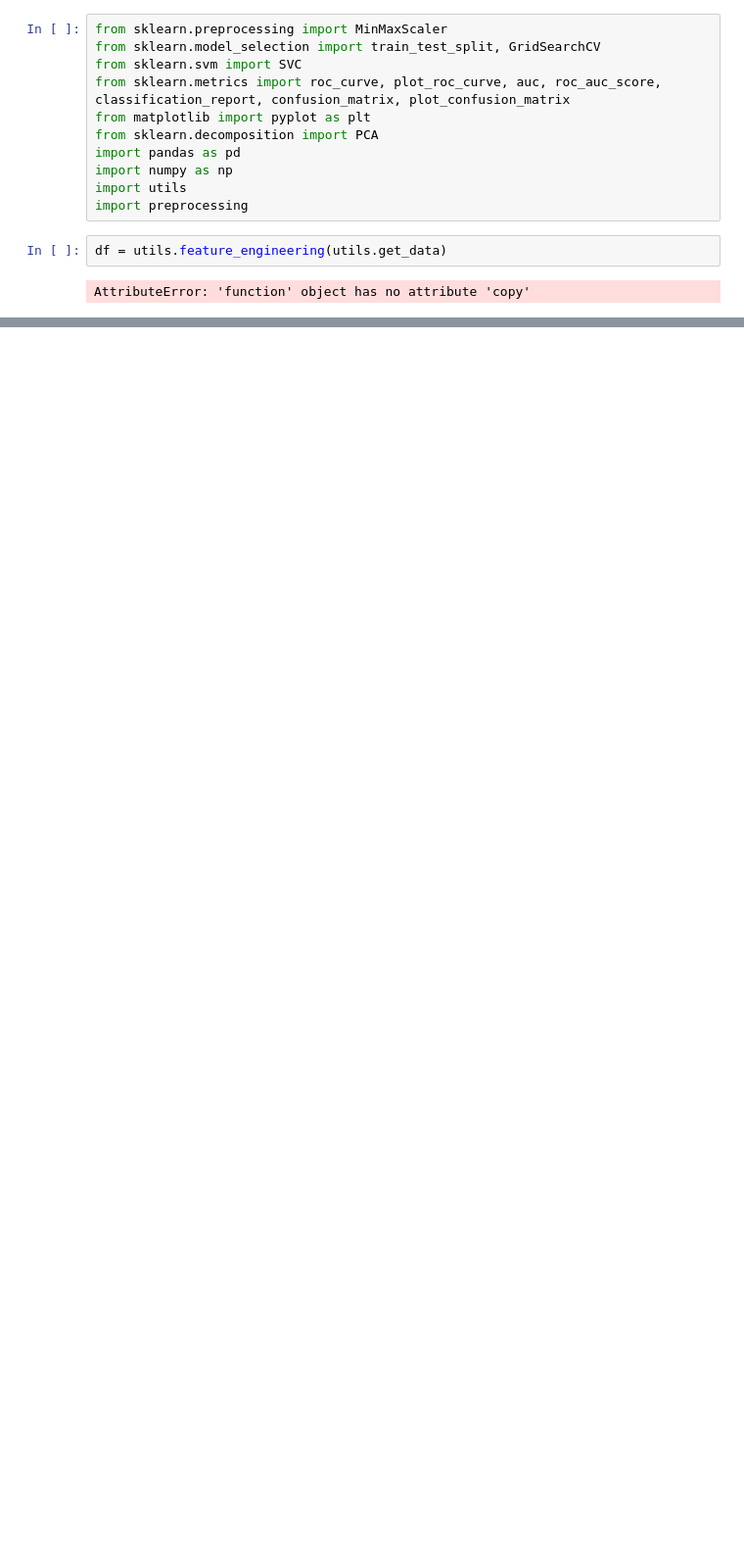
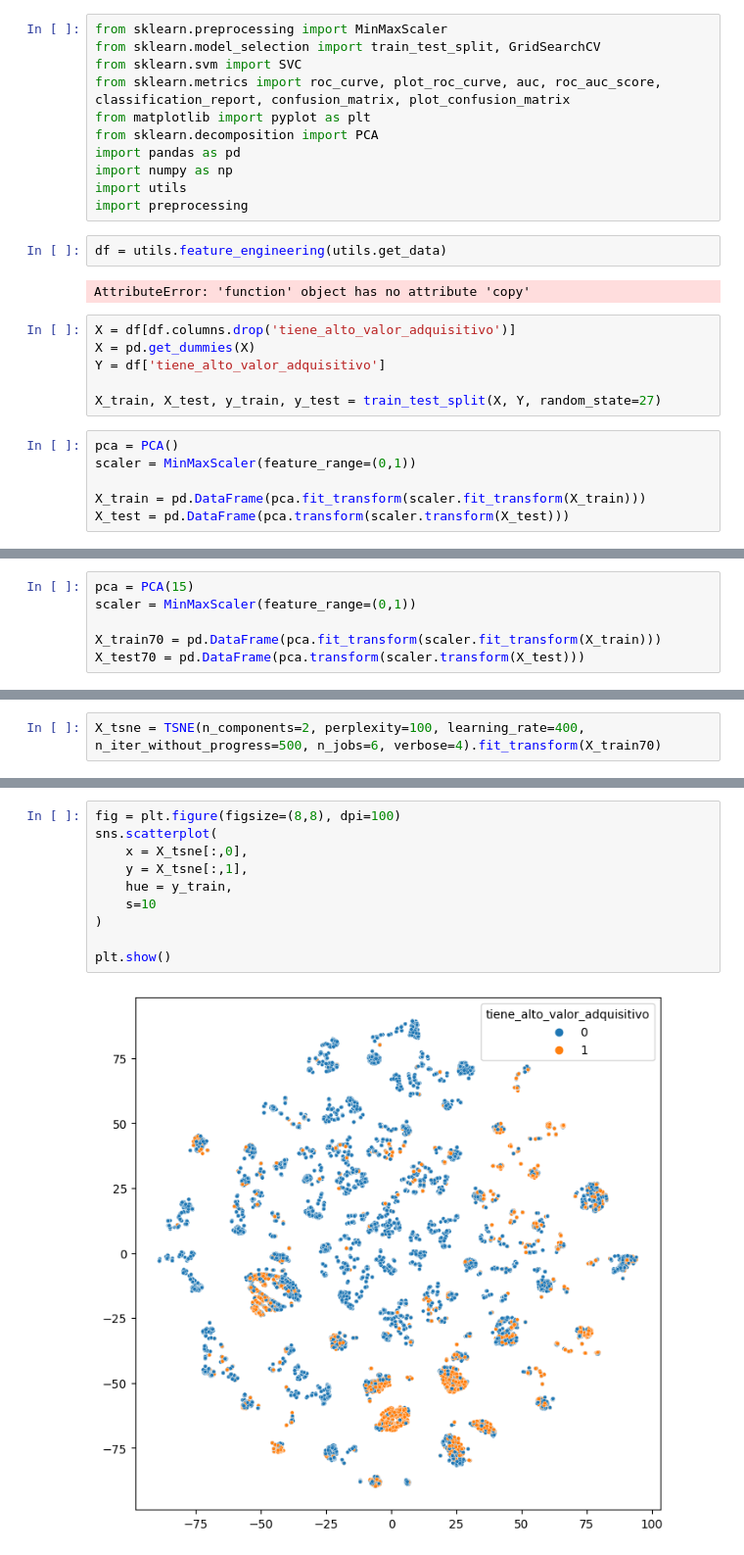
Before and after one commit to ncontinanza/tp-datos-1c2021-de-angelis-riva-continanza, a Jupyter notebook: Parte2/SVM - PCA y tSNE.ipynb, the cells around one changed output, grey strips where cells are left out. Shown at 98% size. Cells and saved outputs as stored; diff of their text form; blank space fills up the shorter version.

```diff
--- a/Parte2/SVM - PCA y tSNE.ipynb
+++ b/Parte2/SVM - PCA y tSNE.ipynb
@@ -13,3 +13,15 @@ import preprocessing
 df = utils.feature_engineering(utils.get_data)
 # %% [output]
 AttributeError: 'function' object has no attribute 'copy'
+# %%
+X = df[df.columns.drop('tiene_alto_valor_adquisitivo')]
+X = pd.get_dummies(X)
+Y = df['tiene_alto_valor_adquisitivo']
+
+X_train, X_test, y_train, y_test = train_test_split(X, Y, random_state=27)
+# %%
+pca = PCA()
+scaler = MinMaxScaler(feature_range=(0,1))
+
+X_train = pd.DataFrame(pca.fit_transform(scaler.fit_transform(X_train)))
+X_test = pd.DataFrame(pca.transform(scaler.transform(X_test)))
@@ -15,0 +64,6 @@ AttributeError: 'function' object has no attribute 'copy'
+# %%
+pca = PCA(15)
+scaler = MinMaxScaler(feature_range=(0,1))
+
+X_train70 = pd.DataFrame(pca.fit_transform(scaler.fit_transform(X_train)))
+X_test70 = pd.DataFrame(pca.transform(scaler.transform(X_test)))
@@ -15,0 +72,2 @@ AttributeError: 'function' object has no attribute 'copy'
+# %%
+X_tsne = TSNE(n_components=2, perplexity=100, learning_rate=400, n_iter_without_progress=500, n_jobs=6, verbose=4).fit_transform(X_train70)
@@ -15,0 +92,12 @@ AttributeError: 'function' object has no attribute 'copy'
+# %%
+fig = plt.figure(figsize=(8,8), dpi=100)
+sns.scatterplot(
+    x = X_tsne[:,0],
+    y = X_tsne[:,1],
+    hue = y_train,
+    s=10
+)
+
+plt.show()
+# %% [output]
+[figure, added]
```
Also changed, not shown: parts of 51 cells of this notebook, 2 other files.
